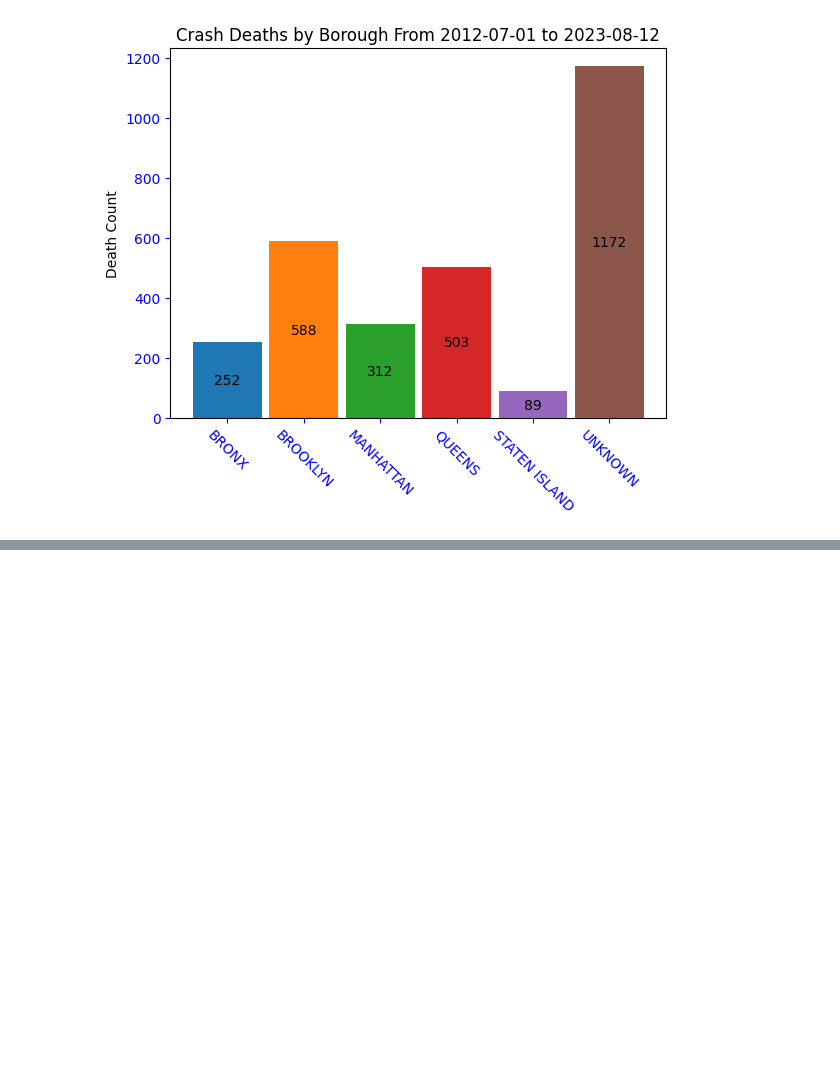
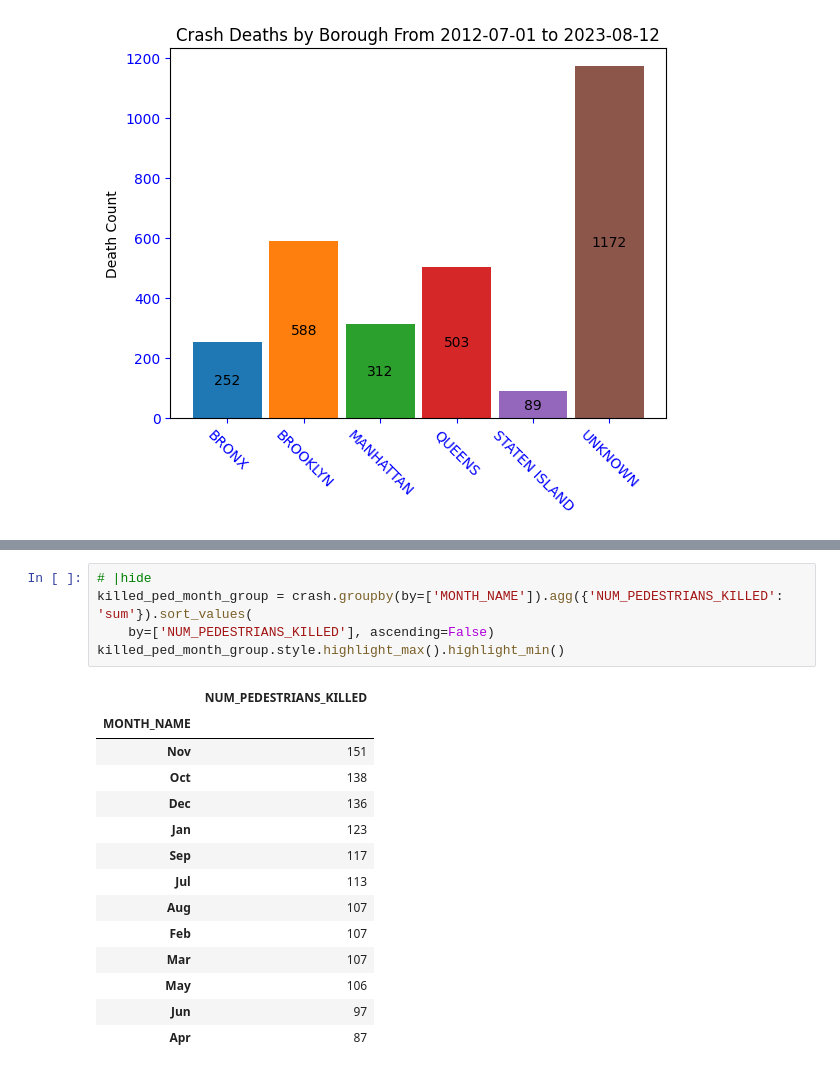
Before and after one commit to aibistin/crash_stats, a Jupyter notebook: nbs/00_crash_time_period_stats.ipynb, the cells around one changed output, grey strips where cells are left out. Saved outputs shown, nothing was run; the diff lists cells and outputs as text; blank space fills up the shorter version.

```diff
--- a/nbs/00_crash_time_period_stats.ipynb
+++ b/nbs/00_crash_time_period_stats.ipynb
@@ -862,0 +771,20 @@ UNKNOWN                 1145               205507
+# %%
+# |hide
+killed_ped_month_group = crash.groupby(by=['MONTH_NAME']).agg({'NUM_PEDESTRIANS_KILLED': 'sum'}).sort_values(
+    by=['NUM_PEDESTRIANS_KILLED'], ascending=False)
+killed_ped_month_group.style.highlight_max().highlight_min()
+# %% [output]
+|  | NUM_PEDESTRIANS_KILLED |
+| MONTH_NAME |  |
+| Nov | 151 |
+| Oct | 138 |
+| Dec | 136 |
+| Jan | 123 |
+| Sep | 117 |
+| Jul | 113 |
+| Aug | 107 |
+| Feb | 107 |
+| Mar | 107 |
+| May | 106 |
+| Jun | 97 |
+| Apr | 87 |
```
Also changed, not shown: parts of 86 cells of this notebook, 23 other files.
